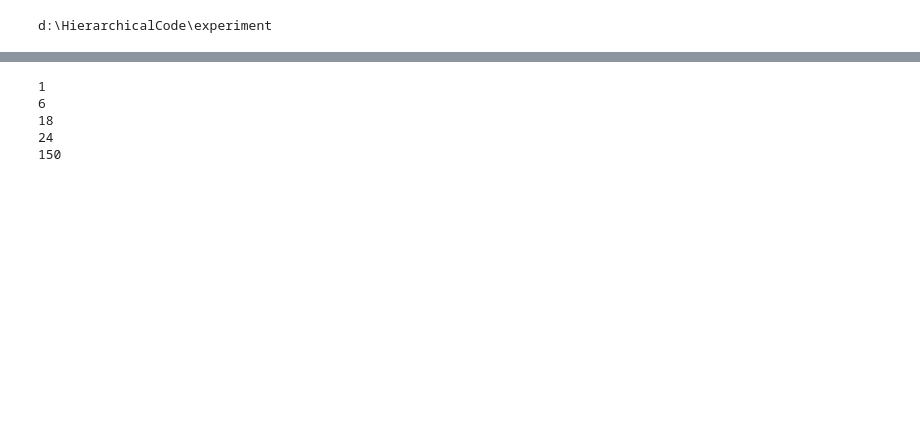
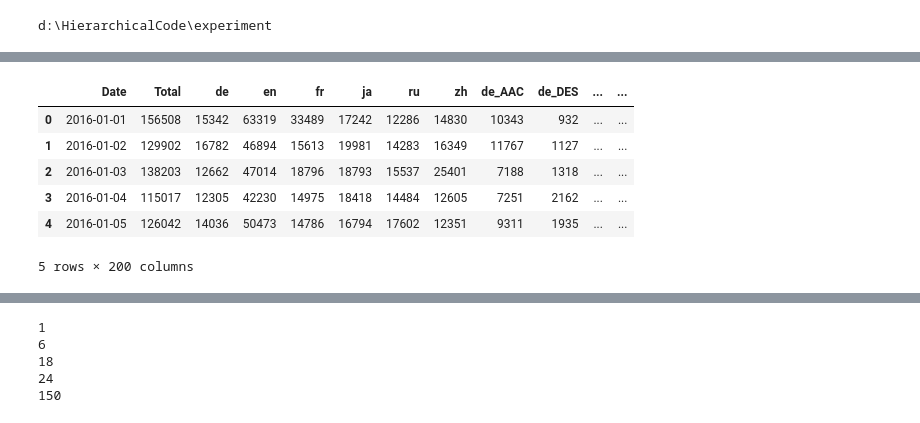
Before and after one commit to zero000000000000000/Probabilistic_Hierarchical_Forecast, a Jupyter notebook: experiment/EDA/Wiki.ipynb, the cells around one changed output, grey strips where cells are left out. Saved outputs shown, nothing was run; the diff lists cells and outputs as text; code cells hidden in the pictures; blank space fills up the shorter version.

```diff
--- a/experiment/EDA/Wiki.ipynb
+++ b/experiment/EDA/Wiki.ipynb
@@ -7,0 +18,15 @@ data = pd.read_csv('./Data/Wiki/Wiki.csv')
+# %%
+lit=['Date']
+lit.extend(data.columns[1:].tolist())
+# %%
+data.columns = lit
+# %%
+data.head()
+# %% [output]
+|  | Date | Total | de | en | fr | ja | ru | zh | de_AAC | de_DES | ... | ... |
+| 0 | 2016-01-01 | 156508 | 15342 | 63319 | 33489 | 17242 | 12286 | 14830 | 10343 | 932 | ... | ... |
+| 1 | 2016-01-02 | 129902 | 16782 | 46894 | 15613 | 19981 | 14283 | 16349 | 11767 | 1127 | ... | ... |
+| 2 | 2016-01-03 | 138203 | 12662 | 47014 | 18796 | 18793 | 15537 | 25401 | 7188 | 1318 | ... | ... |
+| 3 | 2016-01-04 | 115017 | 12305 | 42230 | 14975 | 18418 | 14484 | 12605 | 7251 | 2162 | ... | ... |
+| 4 | 2016-01-05 | 126042 | 14036 | 50473 | 14786 | 16794 | 17602 | 12351 | 9311 | 1935 | ... | ... |
+5 rows × 200 columns
```
Also changed, not shown: parts of 16 cells of this notebook, 46 other files.
